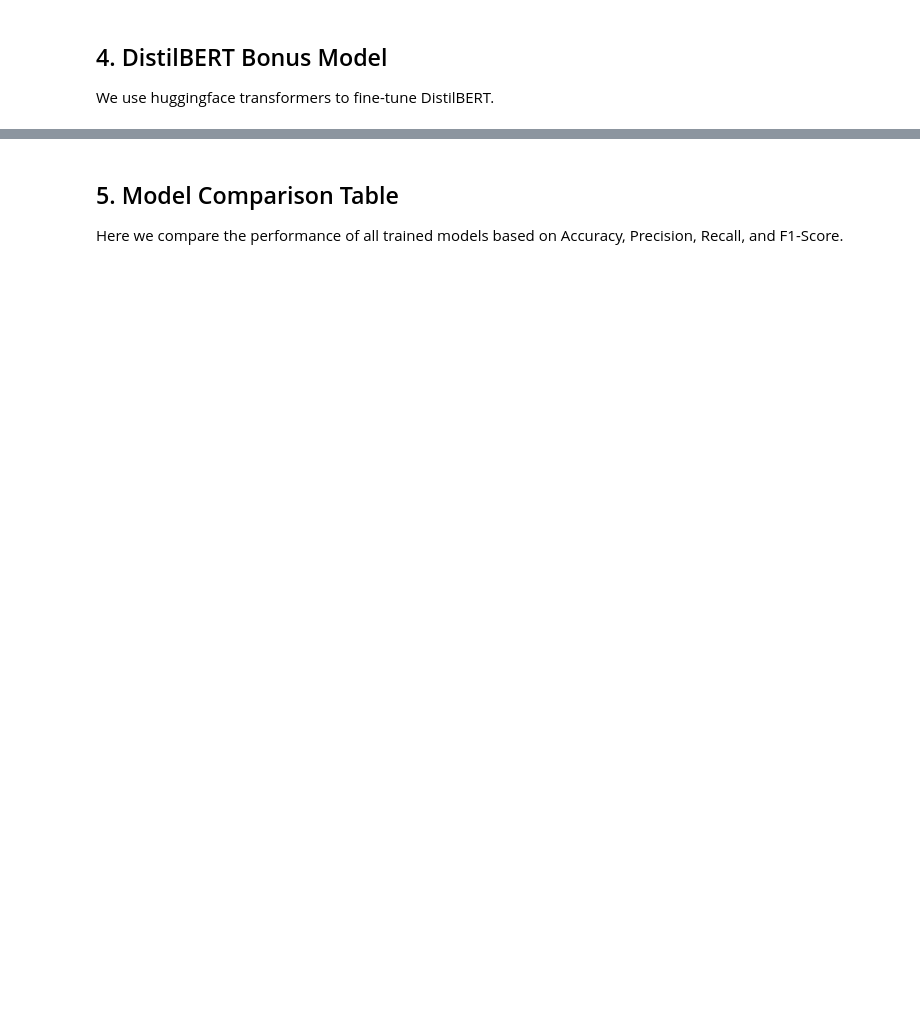
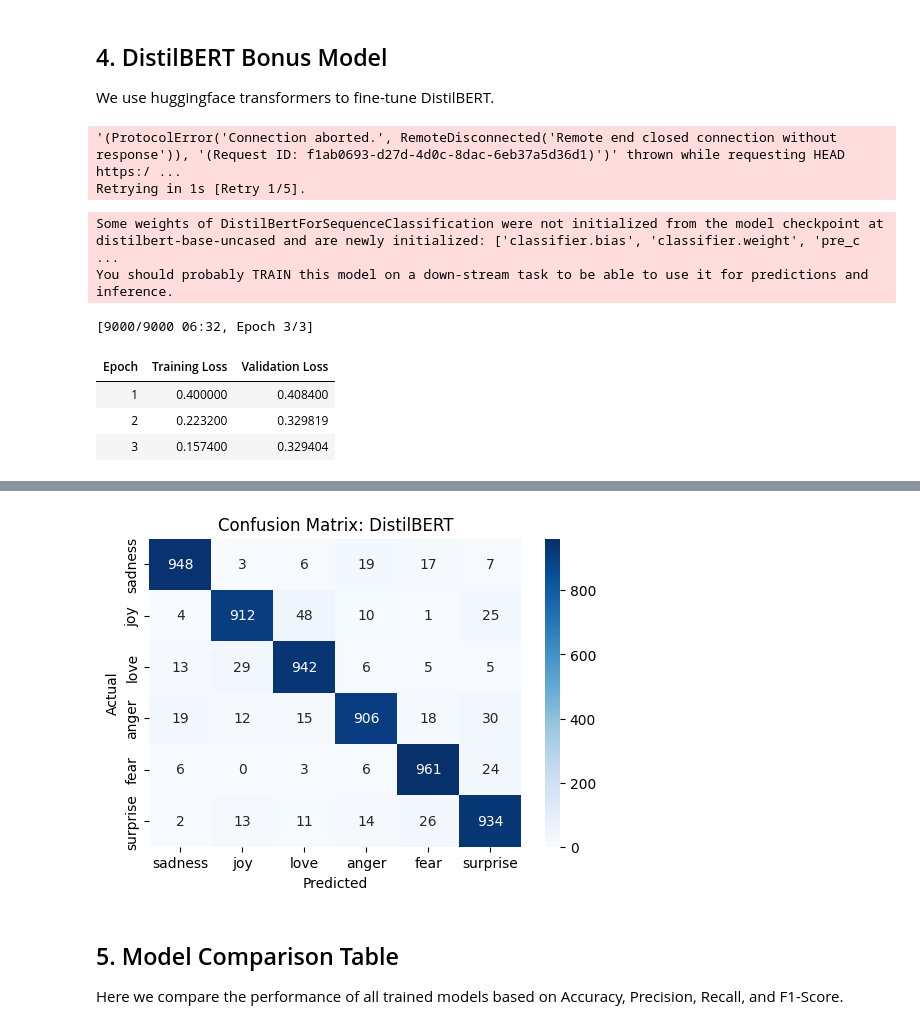
Before and after one commit to JimmyPua05/emotion_analyze, a Jupyter notebook: notebooks/model_development.ipynb, the cells around one changed output, grey strips where cells are left out. Drawn from its saved outputs; the diff is of its cells as text; code cells hidden in the pictures; blank space fills up the shorter version.

Commit message:
Retrained DistilBERT for 3 epochs

```diff
--- a/notebooks/model_development.ipynb
+++ b/notebooks/model_development.ipynb
@@ -165,7 +241,7 @@ training_args = TrainingArguments(
     learning_rate=2e-5,
     per_device_train_batch_size=8,
     per_device_eval_batch_size=8,
-    num_train_epochs=1,
+    num_train_epochs=3,
     weight_decay=0.01,
     eval_strategy="epoch",
     report_to="none"
@@ -180,9 +256,19 @@ trainer = Trainer(
     data_collator=DataCollatorWithPadding(tokenizer=tokenizer),
 )
 
-# trainer.train() # Uncomment to run the training locally in the notebook
-# preds = trainer.predict(eval_dataset)
-# y_pred_distilbert = np.argmax(preds.predictions, axis=1)
-# y_pred_labels = [id_to_label[p] for p in y_pred_distilbert]
-# y_true_labels = [id_to_label[l] for l in eval_dataset['label']]
-# evaluate_and_plot(y_true_labels, y_pred_labels, "DistilBERT")
+trainer.train() # Uncomment to run the training locally in the notebook
+preds = trainer.predict(eval_dataset)
+y_pred_distilbert = np.argmax(preds.predictions, axis=1)
+y_pred_labels = [id_to_label[p] for p in y_pred_distilbert]
+y_true_labels = [id_to_label[l] for l in eval_dataset['label']]
+evaluate_and_plot(y_true_labels, y_pred_labels, "DistilBERT")
+# %% [output]
+'(ProtocolError('Connection aborted.', RemoteDisconnected('Remote end closed connection without response')), '(Request ID: f1ab0693-d27d-4d0c-8dac-6eb37a5d36d1)')' thrown while requesting HEAD https:/ ...
+Retrying in 1s [Retry 1/5].
+Some weights of DistilBertForSequenceClassification were not initialized from the model checkpoint at distilbert-base-uncased and are newly initialized: ['classifier.bias', 'classifier.weight', 'pre_c ...
+You should probably TRAIN this model on a down-stream task to be able to use it for predictions and inference.
+[9000/9000 06:32, Epoch 3/3]
+| Epoch | Training Loss | Validation Loss |
+| 1 | 0.400000 | 0.408400 |
+| 2 | 0.223200 | 0.329819 |
+| 3 | 0.157400 | 0.329404 |
@@ -189,3 +276,4 @@ trainer = Trainer(
+[figure, added]
 # %% [markdown]
 ## 5. Model Comparison Table
 Here we compare the performance of all trained models based on Accuracy, Precision, Recall, and F1-Score.
```
Also changed, not shown: parts of 12 cells of this notebook, 4 other files.
